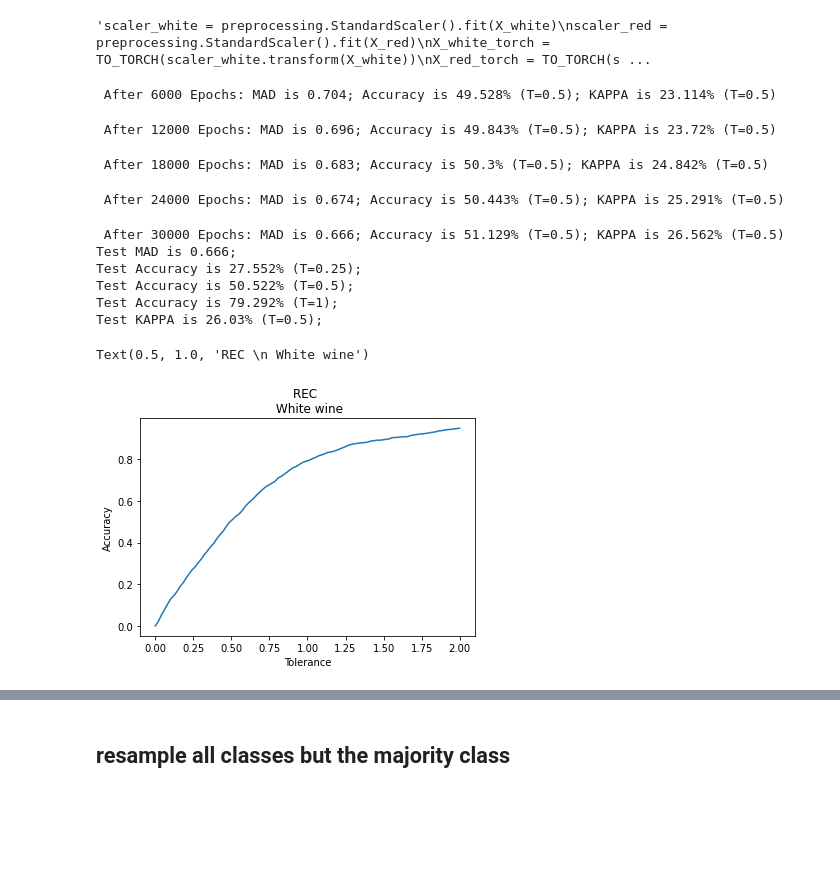
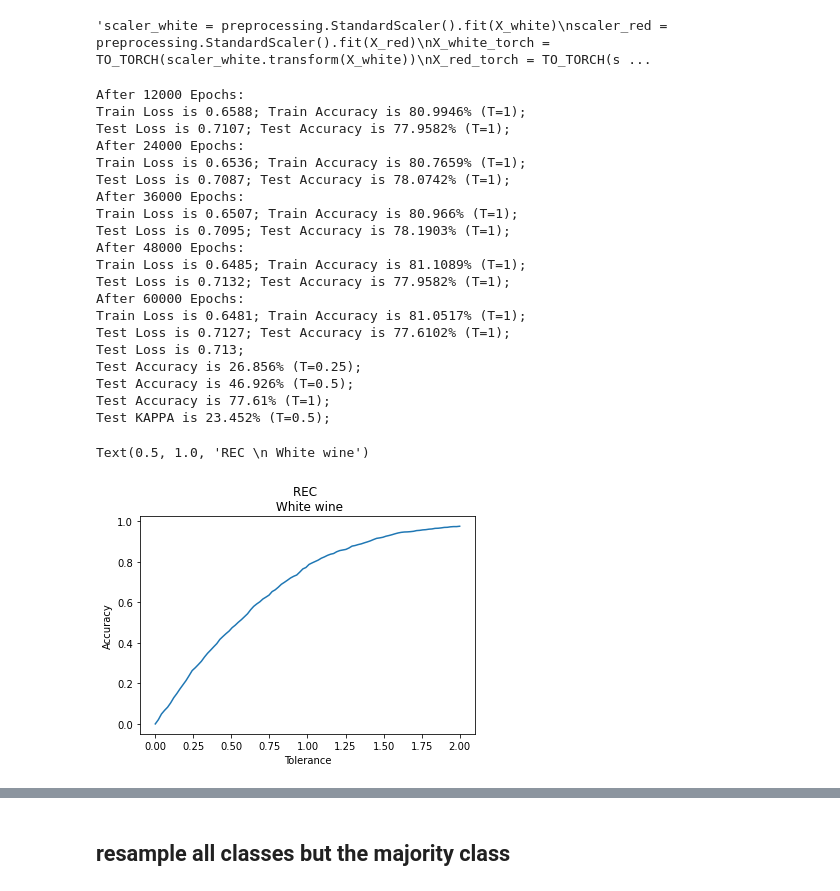
Before and after one commit to JMGilbert/STAT4241-Final-Project, a Jupyter notebook: 5241NN.ipynb, the cells around one changed output, grey strips where cells are left out. Saved outputs shown, nothing was run; the diff lists cells and outputs as text; code cells hidden in the pictures; blank space fills up the shorter version.

```diff
--- a/5241NN.ipynb
+++ b/5241NN.ipynb
@@ -284,5 +354,8 @@ def TEST_NN(MODEL,TEST_X,TEST_Y,T_list=[0.25,0.5,1]):
 # %%
-result_white=TRAIN_NN(X_TRAIN_white,Y_TRAIN_white,[11],LR=1e-1/2,BN=False,STEP_SIZE=200000,DECAY=1,EPOCH=30000)
+result_white=TRAIN_NN(X_TRAIN_white,Y_TRAIN_white,X_TEST_white,Y_TEST_white,[9],OPT="SGD",LR=1e-1/2,DROP_PR=0.0,BN=False,STEP_SIZE=10000,DECAY=0.5,EPOCH=60000,seed=233)
 MODEL_NN_white=result_white["MODEL"]
-LOSS_white=result_white["LOSS_ARR"]
+LOSS_white=result_white["LOSS_TRAIN"]
+LOSS_validation_white=result_white["LOSS_VALIDATION"]
+ACCURACY_WHITE_TRAIN=result_white["ACCURACY_TRAIN"]
+ACCURACY_WHITE_VALIDATION=result_white["ACCURACY_VALIDATION"]
 # %% [output]
@@ -352,0 +443,7 @@ Text(0.5, 1.0, 'Final Loss = 0.4507947266101837')
+# %%
+result_red=TRAIN_NN(X_TRAIN_red,Y_TRAIN_red,X_TEST_red,Y_TEST_red,[9],LR=1e-1/2,OPT="SGD",DROP_PR=0.0,BN=False,STEP_SIZE=30000,DECAY=0.5,EPOCH=100000,seed=233)
+MODEL_NN_red=result_red["MODEL"]
+LOSS_red=result_red["LOSS_TRAIN"]
+LOSS_validation_red=result_red["LOSS_VALIDATION"]
+ACCURACY_RED_TRAIN=result_red["ACCURACY_TRAIN"]
+ACCURACY_RED_VALIDATION=result_red["ACCURACY_VALIDATION"]
@@ -637,13 +861,16 @@ Y_red_torch = TO_TORCH(Y_red)"""
 # %% [output]
 'scaler_white = preprocessing.StandardScaler().fit(X_white)\nscaler_red = preprocessing.StandardScaler().fit(X_red)\nX_white_torch = TO_TORCH(scaler_white.transform(X_white))\nX_red_torch = TO_TORCH(s ...
 # %%
-result_white=TRAIN_NN(X_TRAIN_white,Y_TRAIN_white,[11],EPOCH=30000)
+result_white=TRAIN_NN(X_TRAIN_white,Y_TRAIN_white,X_TEST_white,Y_TEST_white,[9],LR=1e-1/2,BN=False,STEP_SIZE=100000,DECAY=0.5,EPOCH=60000)
 MODEL_NN_white=result_white["MODEL"]
-LOSS_white=result_white["LOSS_ARR"]
+LOSS_white=result_white["LOSS_TRAIN"]
+LOSS_validation_white=result_white["LOSS_VALIDATION"]
+ACCURACY_WHITE_TRAIN=result_white["ACCURACY_TRAIN"]
+ACCURACY_WHITE_VALIDATION=result_white["ACCURACY_VALIDATION"]
 
 T_list=[0.25,0.5,1]
 Result_TEST_white=TEST_NN(MODEL_NN_white,X_TEST_white,Y_TEST_white,T_list)
-print("Test MAD is {};".format(round(Result_TEST_white["MAD"],3)))
+print("Test Loss is {};".format(round(Result_TEST_white["L2"],3)))
 for i,T in enumerate(T_list):
     acc=Result_TEST_white["accuracy_list"][i]
     print("Test Accuracy is {}% (T={});".format(round(acc*100,3),T))
@@ -672,11 +936,14 @@ Text(0.5, 1.0, 'REC \n White wine')
 # %%
-result_red=TRAIN_NN(X_TRAIN_red,Y_TRAIN_red,[11],EPOCH=30000)
+result_red=TRAIN_NN(X_TRAIN_red,Y_TRAIN_red,X_TEST_red,Y_TEST_red,[9],LR=1e-1/2,OPT="SGD",DROP_PR=0.0,BN=False,STEP_SIZE=30000,DECAY=0.5,EPOCH=100000,seed=233)
 MODEL_NN_red=result_red["MODEL"]
-LOSS_red=result_red["LOSS_ARR"]
+LOSS_red=result_red["LOSS_TRAIN"]
+LOSS_validation_red=result_red["LOSS_VALIDATION"]
+ACCURACY_RED_TRAIN=result_red["ACCURACY_TRAIN"]
+ACCURACY_RED_VALIDATION=result_red["ACCURACY_VALIDATION"]
 
 T_list=[0.25,0.5,1]
 Result_TEST_red=TEST_NN(MODEL_NN_red,X_TEST_red,Y_TEST_red,T_list)
-print("Test MAD is {};".format(round(Result_TEST_red["MAD"],3)))
+print("Test Loss is {};".format(round(Result_TEST_red["L2"],3)))
 for i,T in enumerate(T_list):
     acc=Result_TEST_red["accuracy_list"][i]
     print("Test Accuracy is {}% (T={});".format(round(acc*100,3),T))
@@ -840,35 +1154,48 @@ Y_red_torch = TO_TORCH(Y_red)"""
 # %% [output]
 'scaler_white = preprocessing.StandardScaler().fit(X_white)\nscaler_red = preprocessing.StandardScaler().fit(X_red)\nX_white_torch = TO_TORCH(scaler_white.transform(X_white))\nX_red_torch = TO_TORCH(s ...
 # %%
-result_white=TRAIN_NN(X_TRAIN_white,Y_TRAIN_white,[11],EPOCH=30000)
+result_white=TRAIN_NN(X_TRAIN_white,Y_TRAIN_white,X_TEST_white,Y_TEST_white,[9],LR=1e-1/2,BN=False,STEP_SIZE=100000,DECAY=0.5,EPOCH=60000)
 MODEL_NN_white=result_white["MODEL"]
-LOSS_white=result_white["LOSS_ARR"]
+LOSS_white=result_white["LOSS_TRAIN"]
+LOSS_validation_white=result_white["LOSS_VALIDATION"]
+ACCURACY_WHITE_TRAIN=result_white["ACCURACY_TRAIN"]
+ACCURACY_WHITE_VALIDATION=result_white["ACCURACY_VALIDATION"]
 
 T_list=[0.25,0.5,1]
 Result_TEST_white=TEST_NN(MODEL_NN_white,X_TEST_white,Y_TEST_white,T_list)
-print("Test MAD is {};".format(round(Result_TEST_white["MAD"],3)))
+print("Test Loss is {};".format(round(Result_TEST_white["L2"],3)))
 for i,T in enumerate(T_list):
     acc=Result_TEST_white["accuracy_list"][i]
     print("Test Accuracy is {}% (T={});".format(round(acc*100,3),T))
 test_kappa=Result_TEST_white["kappa"]
 print("Test KAPPA is {}% (T=0.5);".format(round(test_kappa*100,3)))
 
 T_list_REC=np.linspace(0,2,100)
 ACCURACY_list_REC_white=TEST_NN(MODEL_NN_white,X_TEST_white,Y_TEST_white,T_list_REC)["accuracy_list"]
 plt.plot(T_list_REC,ACCURACY_list_REC_white)
 plt.xlabel("Tolerance")
 plt.ylabel("Accuracy")
 plt.title("REC \n White wine")
 # %% [output]
- After 6000 Epochs: MAD is 0.704; Accuracy is 49.528% (T=0.5); KAPPA is 23.114% (T=0.5)
+After 12000 Epochs:
+Train Loss is 0.6588; Train Accuracy is 80.9946% (T=1);
+Test Loss is 0.7107; Test Accuracy is 77.9582% (T=1);
+After 24000 Epochs:
+Train Loss is 0.6536; Train Accuracy is 80.7659% (T=1);
+Test Loss is 0.7087; Test Accuracy is 78.0742% (T=1);
+After 36000 Epochs:
+Train Loss is 0.6507; Train Accuracy is 80.966% (T=1);
+Test Loss is 0.7095; Test Accuracy is 78.1903% (T=1);
+After 48000 Epochs:
+Train Loss is 0.6485; Train Accuracy is 81.1089% (T=1);
+Test Loss is 0.7132; Test Accuracy is 77.9582% (T=1);
+After 60000 Epochs:
+Train Loss is 0.6481; Train Accuracy is 81.0517% (T=1);
+Test Loss is 0.7127; Test Accuracy is 77.6102% (T=1);
+Test Loss is 0.713;
+Test Accuracy is 26.856% (T=0.25);
+Test Accuracy is 46.926% (T=0.5);
+Test Accuracy is 77.61% (T=1);
+Test KAPPA is 23.452% (T=0.5);
- After 12000 Epochs: MAD is 0.696; Accuracy is 49.843% (T=0.5); KAPPA is 23.72% (T=0.5)
+Text(0.5, 1.0, 'REC \n White wine')
- After 18000 Epochs: MAD is 0.683; Accuracy is 50.3% (T=0.5); KAPPA is 24.842% (T=0.5)
- After 24000 Epochs: MAD is 0.674; Accuracy is 50.443% (T=0.5); KAPPA is 25.291% (T=0.5)
- After 30000 Epochs: MAD is 0.666; Accuracy is 51.129% (T=0.5); KAPPA is 26.562% (T=0.5)
-Test MAD is 0.666;
-Test Accuracy is 27.552% (T=0.25);
-Test Accuracy is 50.522% (T=0.5);
-Test Accuracy is 79.292% (T=1);
-Test KAPPA is 26.03% (T=0.5);
-Text(0.5, 1.0, 'REC \n White wine')
-[figure, old version]
+[figure, new version]
```
Also changed, not shown: parts of 64 cells of this notebook.
